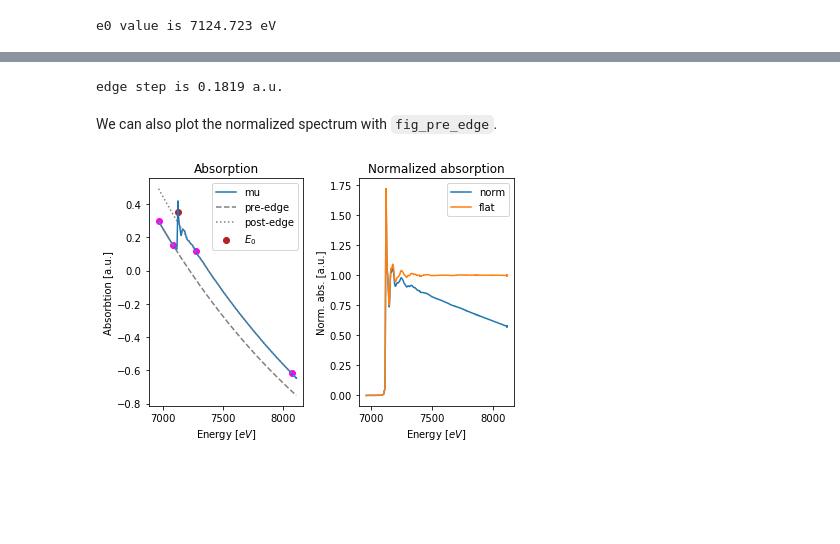
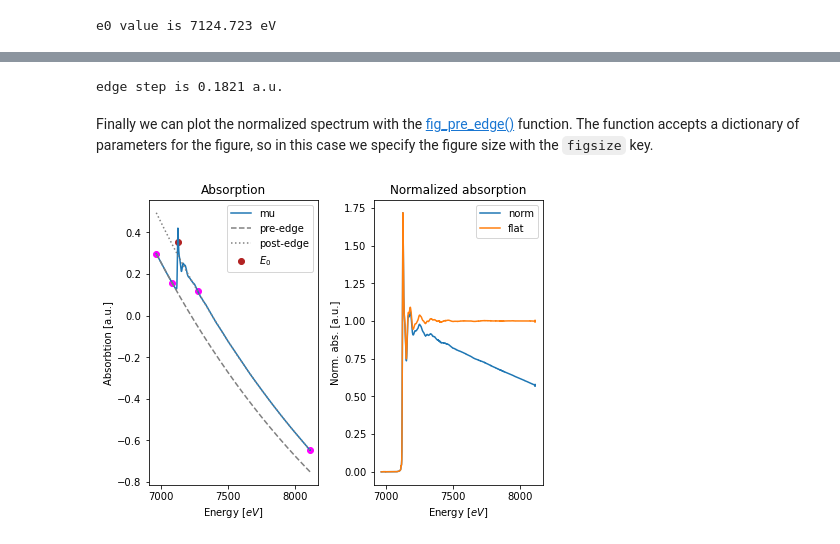
Before and after one commit to marcoalsina/araucaria, a Jupyter notebook: docs/source/tutorials/02.background_removal.ipynb, the cells around one changed output, grey strips where cells are left out. Cells and saved outputs as stored; diff of their text form; code cells hidden in the pictures; blank space fills up the shorter version.

```diff
--- a/docs/source/tutorials/02.background_removal.ipynb
+++ b/docs/source/tutorials/02.background_removal.ipynb
@@ -78,35 +122,28 @@ Note that here we use a dictionary to specifiy the normalization parameters, inc
 # %%
+from numpy import inf
 from araucaria.xas import pre_edge
 from araucaria.plot import fig_pre_edge
 
+
 # pre-edge parameters
-pre_edge_kws = {'pre_range'  : [-160, -40],
-                 'post_range': [150, 950],
-                 'nvict'     : 2,
-                 'nnorm'     : 3}
+pre_edge_kws = {'pre_range' : [-160, -40],
+                'post_range': [150, inf],
+                'nvict'     : 2,
+                'nnorm'     : 3}
 
 pre_data = pre_edge(group, e0=e0, update=True, **pre_edge_kws)
 print('edge step is %1.4f a.u.' % group.edge_step)
 # %% [output]
-edge step is 0.1819 a.u.
+edge step is 0.1821 a.u.
-# %% [markdown]
-We can also plot the normalized spectrum with `fig_pre_edge`.
-# %%
-import matplotlib.pyplot as plt
-
-# figure parameters
-k_edge   = 7112
-k_mult   = 2
-fig_kws  = {'figsize'   : (12, 5.0)}
-fig_pars = {'e_range'  : (k_edge-50, k_edge+90),
-           'e_ticks'   : [k_edge-51, k_edge-3, k_edge+44, k_edge+91],
-           'dmu_range' : [-0.15,0.35], #need to be adapted each time
-           'k_range'   : [-0.1,16.3],
-           'k_mult'    : k_mult,
-           'k_ticks'   : [0,2,4,6,8,10,12,14,16]
-           }
-
-fig, ax  = fig_pre_edge(group)
-plt.show()
-# %% [output]
-[figure, removed]
+# %% [markdown]
+Finally we can plot the normalized spectrum with the [fig_pre_edge()](../plot_module.rst#araucaria.plot.fig_pre_edge.fig_pre_edge) function. The function accepts a dictionary of parameters for the figure, so in this case we specify the figure size with the `figsize` key.
+# %%
+import matplotlib.pyplot as plt
+
+# figure size in inches
+fig_kws  = {'figsize' : (6.4, 4.8)}
+
+fig, ax  = fig_pre_edge(group, **fig_kws)
+plt.show()
+# %% [output]
+[figure, added]
```
Also changed, not shown: parts of 18 cells of this notebook, 4 other files.
